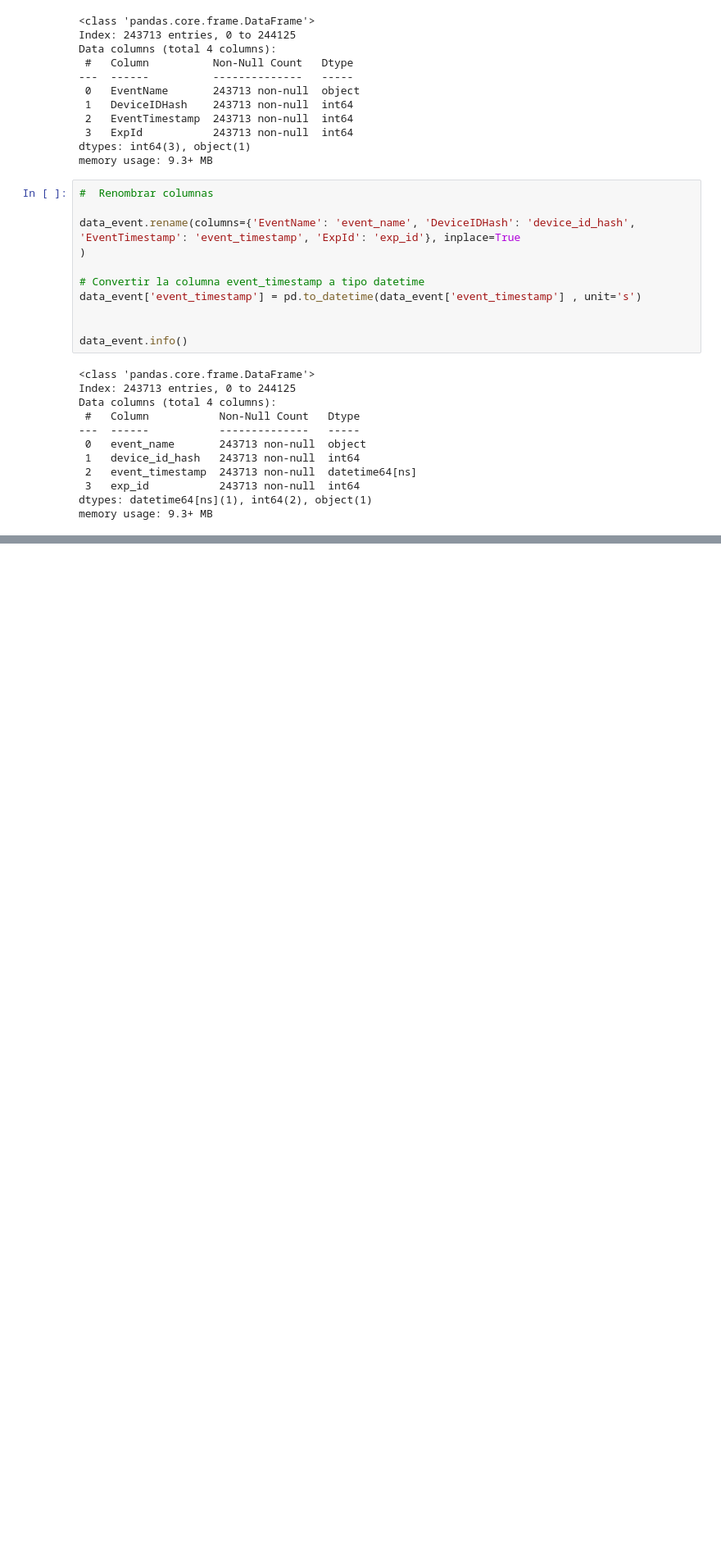
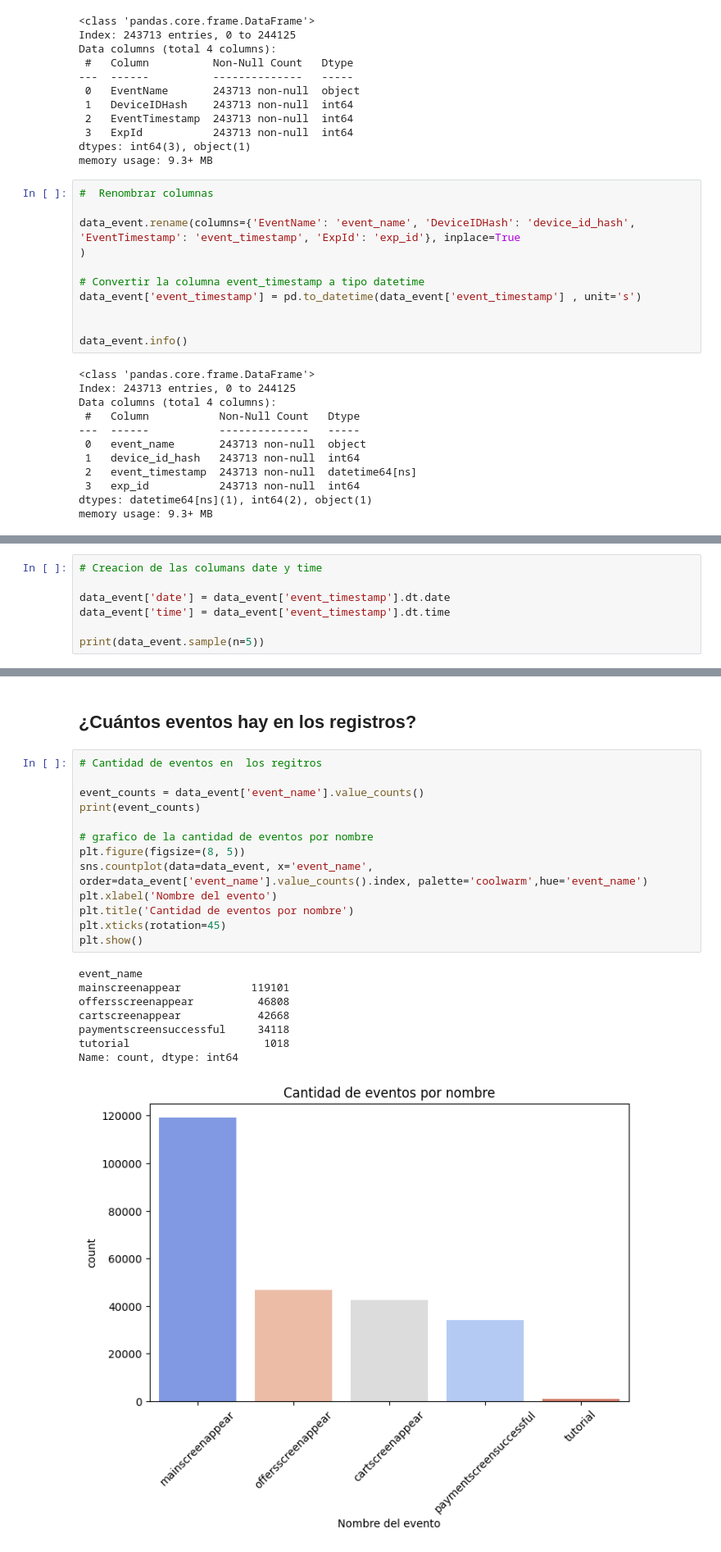
Before and after one commit to DavidRC-Ing/Project-Decisions-A-A-B, a Jupyter notebook: Project_Decisons_AAb_test.ipynb, the cells around one changed output, grey strips where cells are left out. Shown at 82% size. Saved outputs shown, nothing was run; the diff lists cells and outputs as text; blank space fills up the shorter version.

```diff
--- a/Project_Decisons_AAb_test.ipynb
+++ b/Project_Decisons_AAb_test.ipynb
@@ -111,0 +105,7 @@ print(data_event.sample(n=5))
+# %%
+# Creacion de las columans date y time
+
+data_event['date'] = data_event['event_timestamp'].dt.date
+data_event['time'] = data_event['event_timestamp'].dt.time
+
+print(data_event.sample(n=5))
@@ -111,0 +128,24 @@ print(data_event.sample(n=5))
+# %% [markdown]
+## ¿Cuántos eventos hay en los registros?
+# %%
+# Cantidad de eventos en  los regitros
+
+event_counts = data_event['event_name'].value_counts()
+print(event_counts)
+
+# grafico de la cantidad de eventos por nombre
+plt.figure(figsize=(8, 5))
+sns.countplot(data=data_event, x='event_name', order=data_event['event_name'].value_counts().index, palette='coolwarm',hue='event_name')
+plt.xlabel('Nombre del evento')
+plt.title('Cantidad de eventos por nombre')
+plt.xticks(rotation=45)
+plt.show()
+# %% [output]
+event_name
+mainscreenappear           119101
+offersscreenappear          46808
+cartscreenappear            42668
+paymentscreensuccessful     34118
+tutorial                     1018
+Name: count, dtype: int64
+[figure, added]
```
Also changed, not shown: parts of 11 cells of this notebook.
